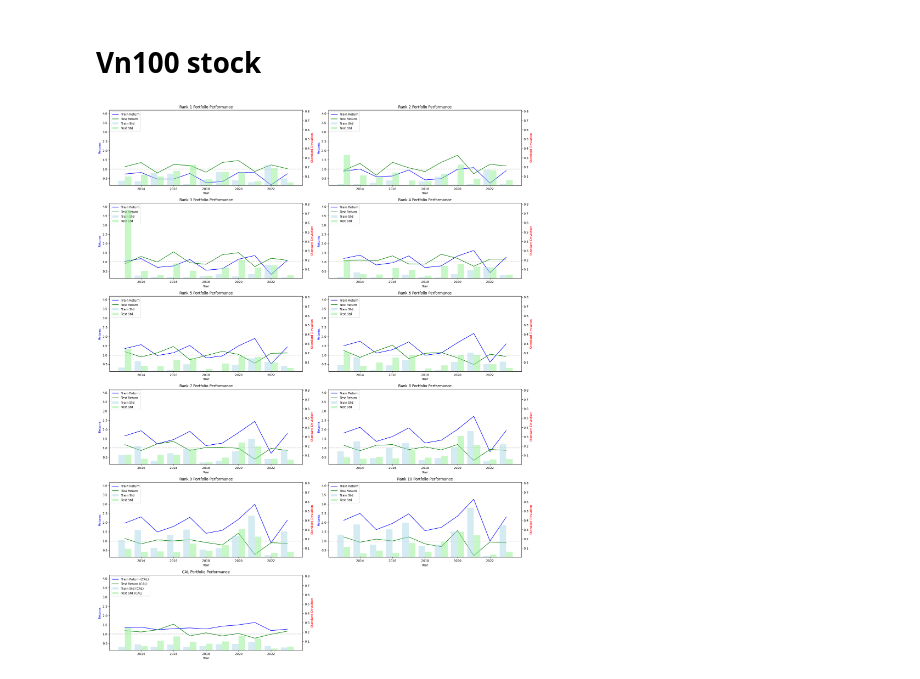
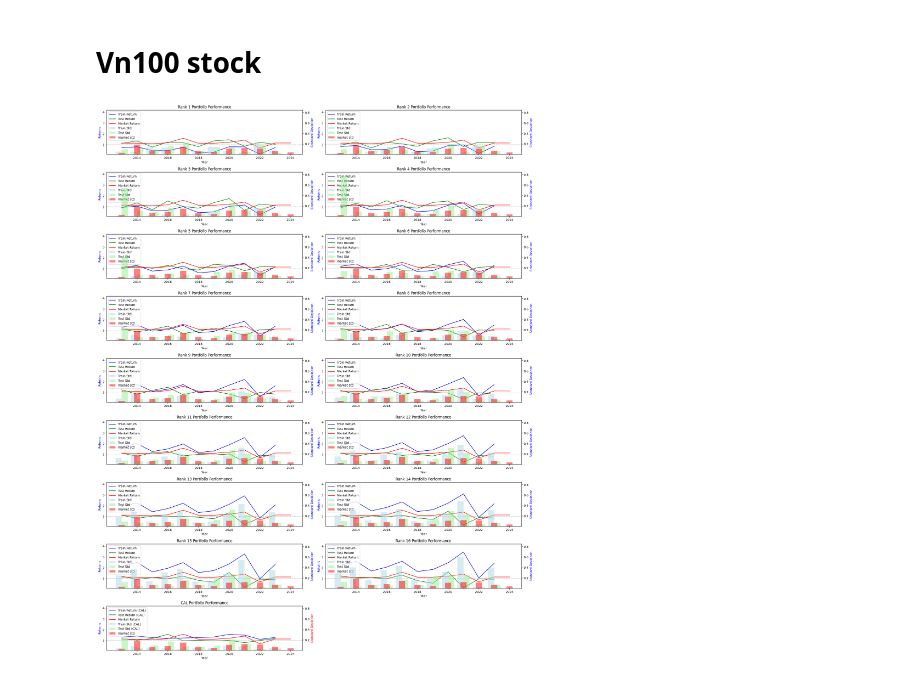
Before and after one commit to nguyentanquocbao/stock, a Jupyter notebook: 4. performance track.ipynb, the cells around one changed output. Drawn from its saved outputs; the diff is of its cells as text; code cells hidden in the pictures.

Commit message:
finalized portfolio creation

```diff
--- a/4. performance track.ipynb
+++ b/4. performance track.ipynb
@@ -17,6 +19,13 @@ stock_data = stock.get_data()
 with open(PATH_INDEX, "r") as a:
     index_l = json.load(a)
 stock_data.drop(columns=["symbol"], inplace=True)
+# %%
+market_df = stock_data[
+    (stock_data["market_value"] > 0)
+    & (stock_data["ticker"].str.len() == 3)
+    & (stock_data["ticker"].isin(index_l["VN100"]))
+][["ticker", "market_value", "log_return", "time", "exchange"]].dropna(subset=["log_return"])
+market_df_stat, market_df = summary_market(market_df)
 # %% [markdown]
 # Test VN30 stock
 # %%
@@ -41,10 +152,11 @@ test_results = perform_portfolio_tests(results)
 # %% [markdown]
 # Vn100 stock
 # %%
-results = tracking(stock_data, index_l["VN100"]).sort_values(["year", "train_return"])
-plot_backtest_stategy(results)
+results = tracking(stock_data, stock_list=index_l["VN100"], num_portfolios=16)
+
+plot_backtest_stategy(results, market_df_stat, num_portfolios=16)
 # %% [output]
-[figure, old version]
+[figure, new version]
 # %%
 test_results = perform_portfolio_tests(results)
 # %% [output]
```
Also changed, not shown: parts of 11 cells of this notebook, 7 other files.
